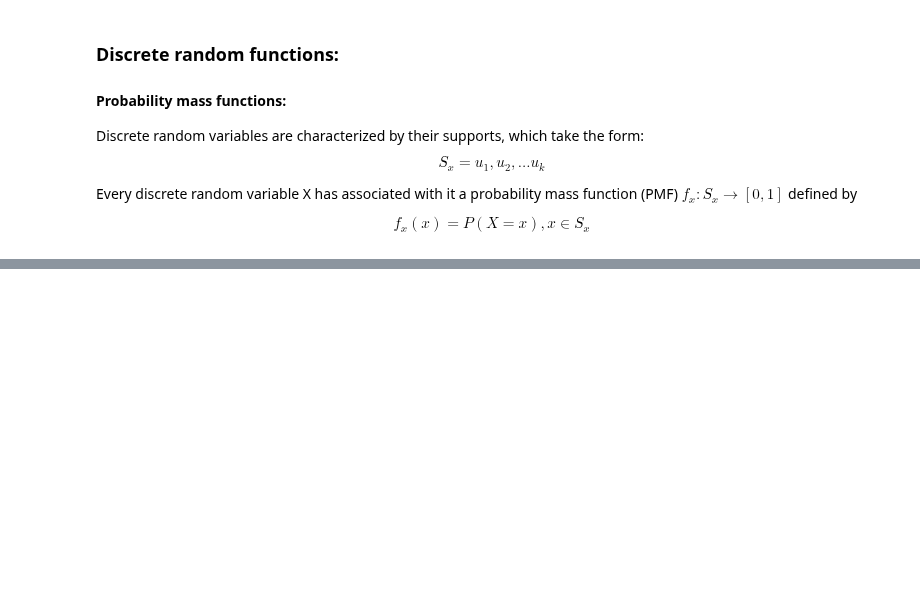
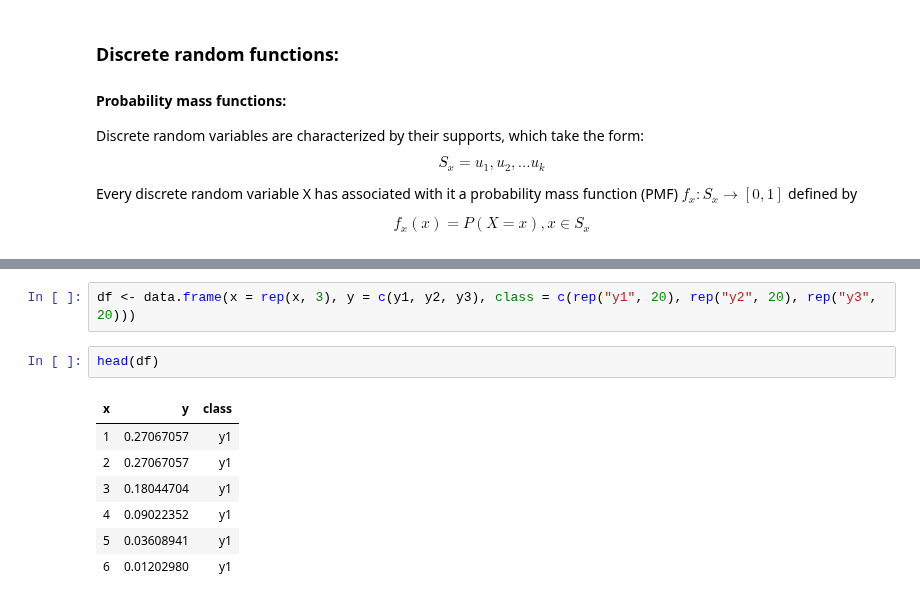
Before and after one commit to iamjz/R-Data, a Jupyter notebook: DiscreteDistributions.ipynb, the cells around one changed output, grey strips where cells are left out. Cells and saved outputs as stored; diff of their text form; blank space fills up the shorter version.

```diff
--- a/DiscreteDistributions.ipynb
+++ b/DiscreteDistributions.ipynb
@@ -29,0 +192,12 @@ $$f_x(x) = P(X = x), x \in S_x$$
+# %%
+df <- data.frame(x = rep(x, 3), y = c(y1, y2, y3), class = c(rep("y1", 20), rep("y2", 20), rep("y3", 20)))
+# %%
+head(df)
+# %% [output]
+| x | y | class |
+| 1 | 0.27067057 | y1 |
+| 2 | 0.27067057 | y1 |
+| 3 | 0.18044704 | y1 |
+| 4 | 0.09022352 | y1 |
+| 5 | 0.03608941 | y1 |
+| 6 | 0.01202980 | y1 |
```
Also changed, not shown: parts of 34 cells of this notebook, 1 other file.
